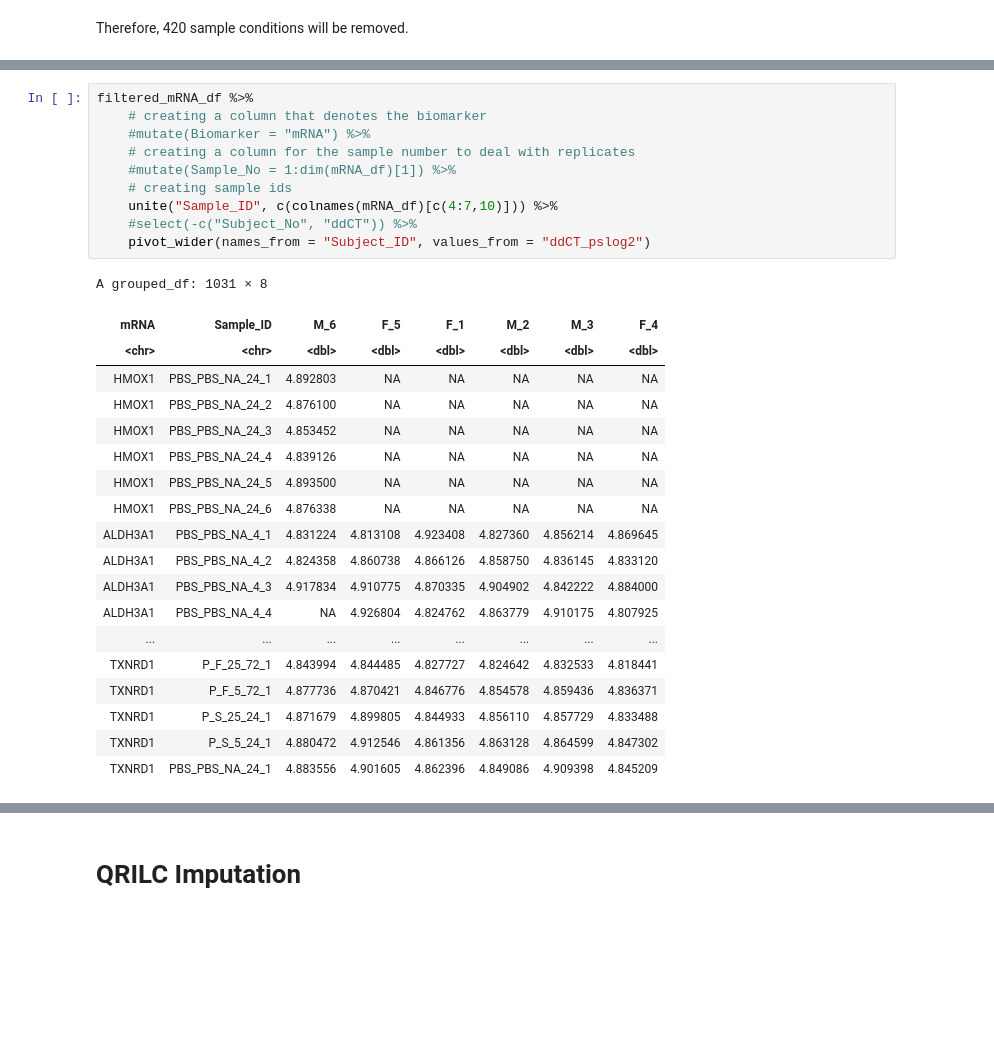
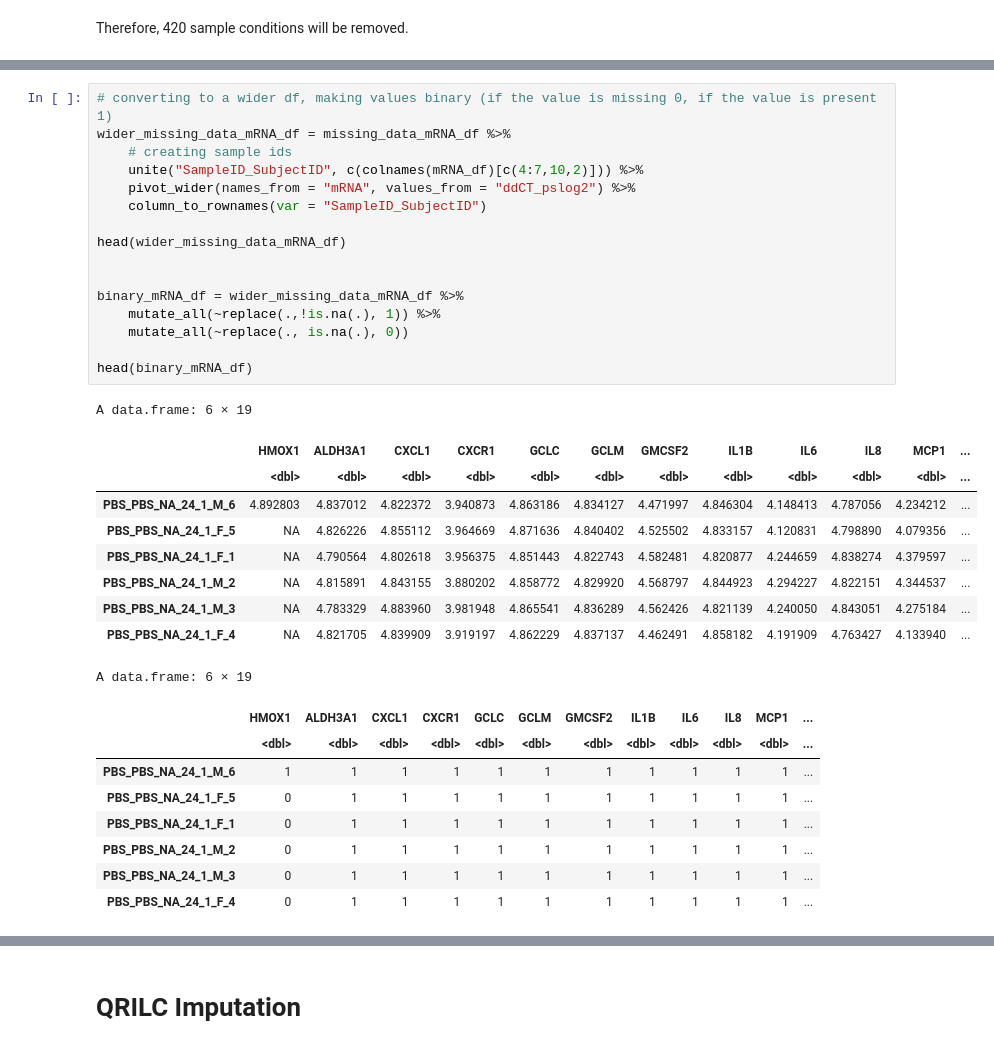
Before and after one commit to UNC-CEMALB/Burn-pit-smoke-condensate-mediated-toxicity-in-human-airway-epithelial-cells-, a Jupyter notebook: 1. Data Cleaning & Imputation/Data Cleaning & Imputation.ipynb, the cells around one changed output, grey strips where cells are left out. Cells and saved outputs as stored; diff of their text form; blank space fills up the shorter version.

```diff
--- a/1. Data Cleaning & Imputation/Data Cleaning & Imputation.ipynb
+++ b/1. Data Cleaning & Imputation/Data Cleaning & Imputation.ipynb
@@ -201,30 +201,35 @@ A grouped_df: 6 × 8
 # %%
-filtered_mRNA_df %>%
-    # creating a column that denotes the biomarker
-    #mutate(Biomarker = "mRNA") %>%
-    # creating a column for the sample number to deal with replicates
-    #mutate(Sample_No = 1:dim(mRNA_df)[1]) %>%
+# converting to a wider df, making values binary (if the value is missing 0, if the value is present 1)
+wider_missing_data_mRNA_df = missing_data_mRNA_df %>%
     # creating sample ids
-    unite("Sample_ID", c(colnames(mRNA_df)[c(4:7,10)])) %>%
-    #select(-c("Subject_No", "ddCT")) %>%
-    pivot_wider(names_from = "Subject_ID", values_from = "ddCT_pslog2")
+    unite("SampleID_SubjectID", c(colnames(mRNA_df)[c(4:7,10,2)])) %>%
+    pivot_wider(names_from = "mRNA", values_from = "ddCT_pslog2") %>%
+    column_to_rownames(var = "SampleID_SubjectID")
+
+head(wider_missing_data_mRNA_df)
+
+
+binary_mRNA_df = wider_missing_data_mRNA_df %>%
+    mutate_all(~replace(.,!is.na(.), 1)) %>%
+    mutate_all(~replace(., is.na(.), 0))
+
+head(binary_mRNA_df)
 # %% [output]
-A grouped_df: 1031 × 8
+A data.frame: 6 × 19
-| mRNA | Sample_ID | M_6 | F_5 | F_1 | M_2 | M_3 | F_4 |
-| <chr> | <chr> | <dbl> | <dbl> | <dbl> | <dbl> | <dbl> | <dbl> |
-| HMOX1 | PBS_PBS_NA_24_1 | 4.892803 | NA | NA | NA | NA | NA |
-| HMOX1 | PBS_PBS_NA_24_2 | 4.876100 | NA | NA | NA | NA | NA |
-| HMOX1 | PBS_PBS_NA_24_3 | 4.853452 | NA | NA | NA | NA | NA |
-| HMOX1 | PBS_PBS_NA_24_4 | 4.839126 | NA | NA | NA | NA | NA |
-| HMOX1 | PBS_PBS_NA_24_5 | 4.893500 | NA | NA | NA | NA | NA |
-| HMOX1 | PBS_PBS_NA_24_6 | 4.876338 | NA | NA | NA | NA | NA |
-| ALDH3A1 | PBS_PBS_NA_4_1 | 4.831224 | 4.813108 | 4.923408 | 4.827360 | 4.856214 | 4.869645 |
-| ALDH3A1 | PBS_PBS_NA_4_2 | 4.824358 | 4.860738 | 4.866126 | 4.858750 | 4.836145 | 4.833120 |
-| ALDH3A1 | PBS_PBS_NA_4_3 | 4.917834 | 4.910775 | 4.870335 | 4.904902 | 4.842222 | 4.884000 |
-| ALDH3A1 | PBS_PBS_NA_4_4 | NA | 4.926804 | 4.824762 | 4.863779 | 4.910175 | 4.807925 |
-| ... | ... | ... | ... | ... | ... | ... | ... |
-| TXNRD1 | P_F_25_72_1 | 4.843994 | 4.844485 | 4.827727 | 4.824642 | 4.832533 | 4.818441 |
-| TXNRD1 | P_F_5_72_1 | 4.877736 | 4.870421 | 4.846776 | 4.854578 | 4.859436 | 4.836371 |
-| TXNRD1 | P_S_25_24_1 | 4.871679 | 4.899805 | 4.844933 | 4.856110 | 4.857729 | 4.833488 |
-| TXNRD1 | P_S_5_24_1 | 4.880472 | 4.912546 | 4.861356 | 4.863128 | 4.864599 | 4.847302 |
-| TXNRD1 | PBS_PBS_NA_24_1 | 4.883556 | 4.901605 | 4.862396 | 4.849086 | 4.909398 | 4.845209 |
+|  | HMOX1 | ALDH3A1 | CXCL1 | CXCR1 | GCLC | GCLM | GMCSF2 | IL1B | IL6 | IL8 | MCP1 | ... |
+|  | <dbl> | <dbl> | <dbl> | <dbl> | <dbl> | <dbl> | <dbl> | <dbl> | <dbl> | <dbl> | <dbl> | ... |
+| PBS_PBS_NA_24_1_M_6 | 4.892803 | 4.837012 | 4.822372 | 3.940873 | 4.863186 | 4.834127 | 4.471997 | 4.846304 | 4.148413 | 4.787056 | 4.234212 | ... |
+| PBS_PBS_NA_24_1_F_5 | NA | 4.826226 | 4.855112 | 3.964669 | 4.871636 | 4.840402 | 4.525502 | 4.833157 | 4.120831 | 4.798890 | 4.079356 | ... |
+| PBS_PBS_NA_24_1_F_1 | NA | 4.790564 | 4.802618 | 3.956375 | 4.851443 | 4.822743 | 4.582481 | 4.820877 | 4.244659 | 4.838274 | 4.379597 | ... |
+| PBS_PBS_NA_24_1_M_2 | NA | 4.815891 | 4.843155 | 3.880202 | 4.858772 | 4.829920 | 4.568797 | 4.844923 | 4.294227 | 4.822151 | 4.344537 | ... |
+| PBS_PBS_NA_24_1_M_3 | NA | 4.783329 | 4.883960 | 3.981948 | 4.865541 | 4.836289 | 4.562426 | 4.821139 | 4.240050 | 4.843051 | 4.275184 | ... |
+| PBS_PBS_NA_24_1_F_4 | NA | 4.821705 | 4.839909 | 3.919197 | 4.862229 | 4.837137 | 4.462491 | 4.858182 | 4.191909 | 4.763427 | 4.133940 | ... |
+A data.frame: 6 × 19
+|  | HMOX1 | ALDH3A1 | CXCL1 | CXCR1 | GCLC | GCLM | GMCSF2 | IL1B | IL6 | IL8 | MCP1 | ... |
+|  | <dbl> | <dbl> | <dbl> | <dbl> | <dbl> | <dbl> | <dbl> | <dbl> | <dbl> | <dbl> | <dbl> | ... |
+| PBS_PBS_NA_24_1_M_6 | 1 | 1 | 1 | 1 | 1 | 1 | 1 | 1 | 1 | 1 | 1 | ... |
+| PBS_PBS_NA_24_1_F_5 | 0 | 1 | 1 | 1 | 1 | 1 | 1 | 1 | 1 | 1 | 1 | ... |
+| PBS_PBS_NA_24_1_F_1 | 0 | 1 | 1 | 1 | 1 | 1 | 1 | 1 | 1 | 1 | 1 | ... |
+| PBS_PBS_NA_24_1_M_2 | 0 | 1 | 1 | 1 | 1 | 1 | 1 | 1 | 1 | 1 | 1 | ... |
+| PBS_PBS_NA_24_1_M_3 | 0 | 1 | 1 | 1 | 1 | 1 | 1 | 1 | 1 | 1 | 1 | ... |
+| PBS_PBS_NA_24_1_F_4 | 0 | 1 | 1 | 1 | 1 | 1 | 1 | 1 | 1 | 1 | 1 | ... |
```
Also changed, not shown: parts of 9 cells of this notebook.
